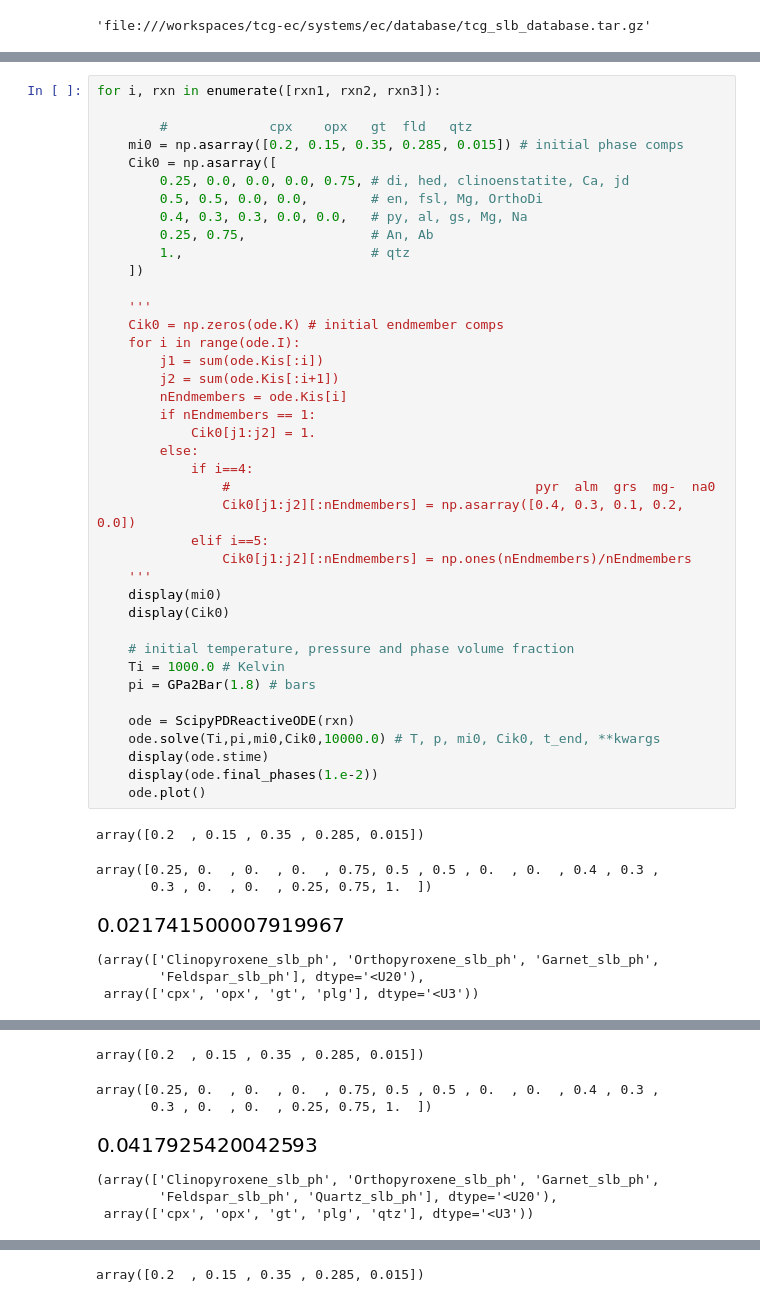
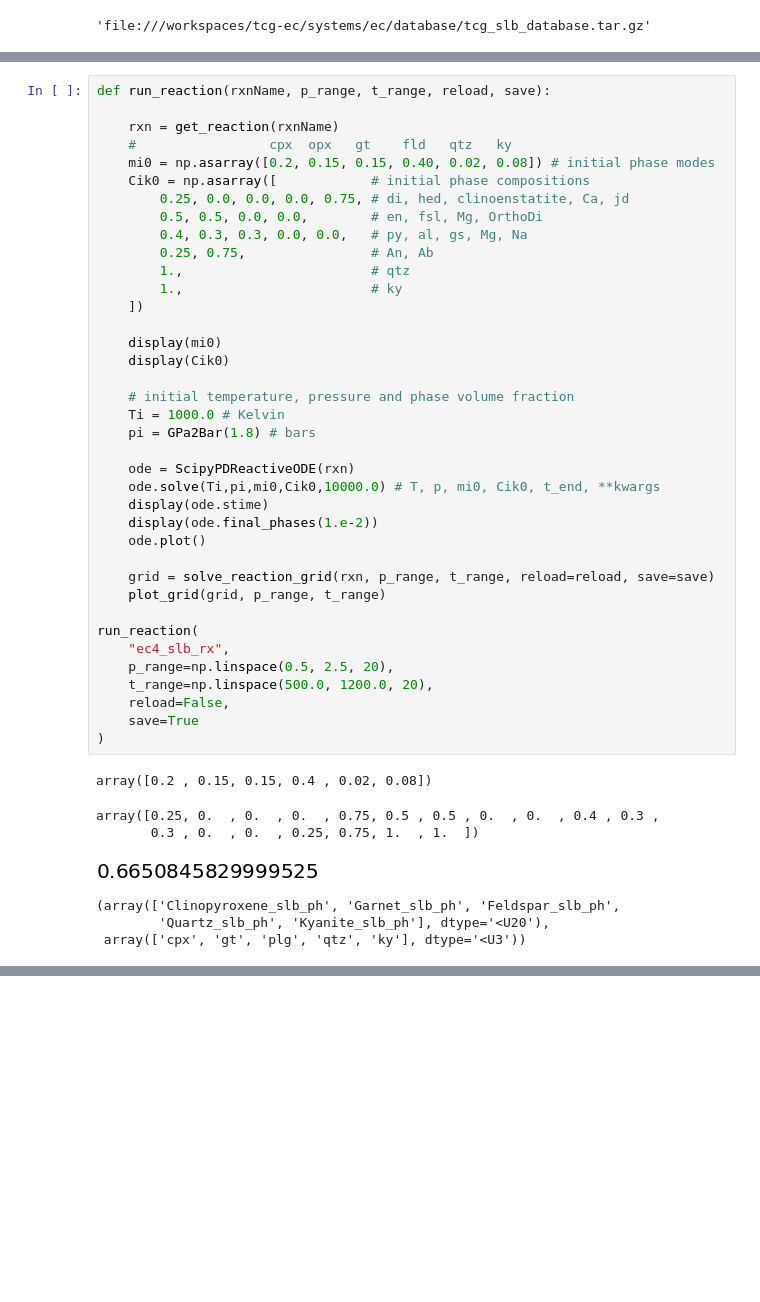
Before and after one commit to mitchellmcm27/tcg-ec, a Jupyter notebook: systems/ec/notebooks/ec_reactions.ipynb, the cells around one changed output, grey strips where cells are left out. Cells and saved outputs as stored; diff of their text form; blank space fills up the shorter version.

Commit message:
4 reactions

```diff
--- a/systems/ec/notebooks/ec_reactions.ipynb
+++ b/systems/ec/notebooks/ec_reactions.ipynb
@@ -126,48 +102,46 @@ Reaction 3
 # %%
-for i, rxn in enumerate([rxn1, rxn2, rxn3]):
+def run_reaction(rxnName, p_range, t_range, reload, save):
 
-        #             cpx    opx   gt  fld   qtz
-    mi0 = np.asarray([0.2, 0.15, 0.35, 0.285, 0.015]) # initial phase comps
-    Cik0 = np.asarray([
+    rxn = get_reaction(rxnName)
+    #                 cpx  opx   gt    fld   qtz   ky
+    mi0 = np.asarray([0.2, 0.15, 0.15, 0.40, 0.02, 0.08]) # initial phase modes
+    Cik0 = np.asarray([            # initial phase compositions
         0.25, 0.0, 0.0, 0.0, 0.75, # di, hed, clinoenstatite, Ca, jd
         0.5, 0.5, 0.0, 0.0,        # en, fsl, Mg, OrthoDi
         0.4, 0.3, 0.3, 0.0, 0.0,   # py, al, gs, Mg, Na
         0.25, 0.75,                # An, Ab
         1.,                        # qtz
+        1.,                        # ky
     ])
 
-    '''
-    Cik0 = np.zeros(ode.K) # initial endmember comps
-    for i in range(ode.I):
-        j1 = sum(ode.Kis[:i])
-        j2 = sum(ode.Kis[:i+1])
-        nEndmembers = ode.Kis[i]
-        if nEndmembers == 1:
-            Cik0[j1:j2] = 1.
-        else:
-            if i==4:
-                #                                       pyr  alm  grs  mg-  na0
-                Cik0[j1:j2][:nEndmembers] = np.asarray([0.4, 0.3, 0.1, 0.2, 0.0])
-            elif i==5:
-                Cik0[j1:j2][:nEndmembers] = np.ones(nEndmembers)/nEndmembers
-    '''
     display(mi0)
     display(Cik0)
 
     # initial temperature, pressure and phase volume fraction
     Ti = 1000.0 # Kelvin
     pi = GPa2Bar(1.8) # bars
 
     ode = ScipyPDReactiveODE(rxn)
     ode.solve(Ti,pi,mi0,Cik0,10000.0) # T, p, mi0, Cik0, t_end, **kwargs
     display(ode.stime)
     display(ode.final_phases(1.e-2))
     ode.plot()
+
+    grid = solve_reaction_grid(rxn, p_range, t_range, reload=reload, save=save)
+    plot_grid(grid, p_range, t_range)
+
+run_reaction(
+    "ec4_slb_rx",
+    p_range=np.linspace(0.5, 2.5, 20),
+    t_range=np.linspace(500.0, 1200.0, 20),
+    reload=False,
+    save=True
+)
 # %% [output]
-array([0.2  , 0.15 , 0.35 , 0.285, 0.015])
+array([0.2 , 0.15, 0.15, 0.4 , 0.02, 0.08])
 array([0.25, 0.  , 0.  , 0.  , 0.75, 0.5 , 0.5 , 0.  , 0.  , 0.4 , 0.3 ,
-       0.3 , 0.  , 0.  , 0.25, 0.75, 1.  ])
+       0.3 , 0.  , 0.  , 0.25, 0.75, 1.  , 1.  ])
-[figure, old version]
+[figure, new version]
-(array(['Clinopyroxene_slb_ph', 'Orthopyroxene_slb_ph', 'Garnet_slb_ph',
-        'Feldspar_slb_ph'], dtype='<U20'),
- array(['cpx', 'opx', 'gt', 'plg'], dtype='<U3'))
+(array(['Clinopyroxene_slb_ph', 'Garnet_slb_ph', 'Feldspar_slb_ph',
+        'Quartz_slb_ph', 'Kyanite_slb_ph'], dtype='<U20'),
+ array(['cpx', 'gt', 'plg', 'qtz', 'ky'], dtype='<U3'))
@@ -175,7 +148,0 @@ array([0.25, 0.  , 0.  , 0.  , 0.75, 0.5 , 0.5 , 0.  , 0.  , 0.4 , 0.3 ,
-array([0.2  , 0.15 , 0.35 , 0.285, 0.015])
-array([0.25, 0.  , 0.  , 0.  , 0.75, 0.5 , 0.5 , 0.  , 0.  , 0.4 , 0.3 ,
-       0.3 , 0.  , 0.  , 0.25, 0.75, 1.  ])
-[figure, removed]
-(array(['Clinopyroxene_slb_ph', 'Orthopyroxene_slb_ph', 'Garnet_slb_ph',
-        'Feldspar_slb_ph', 'Quartz_slb_ph'], dtype='<U20'),
- array(['cpx', 'opx', 'gt', 'plg', 'qtz'], dtype='<U3'))
@@ -183 +148,0 @@ array([0.25, 0.  , 0.  , 0.  , 0.75, 0.5 , 0.5 , 0.  , 0.  , 0.4 , 0.3 ,
-array([0.2  , 0.15 , 0.35 , 0.285, 0.015])
```
Also changed, not shown: parts of 17 cells of this notebook, 8 other files.
